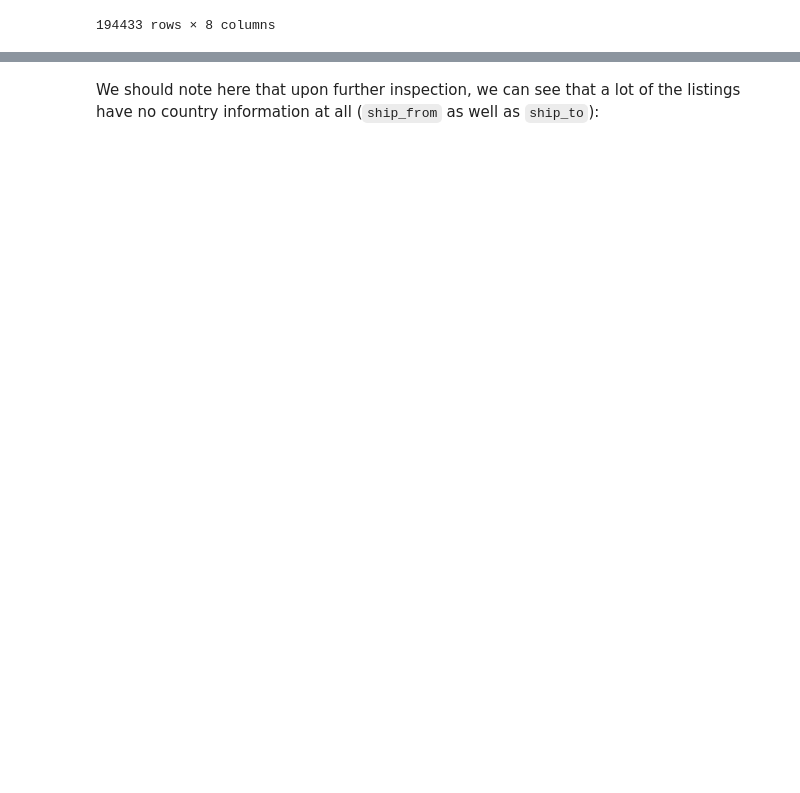
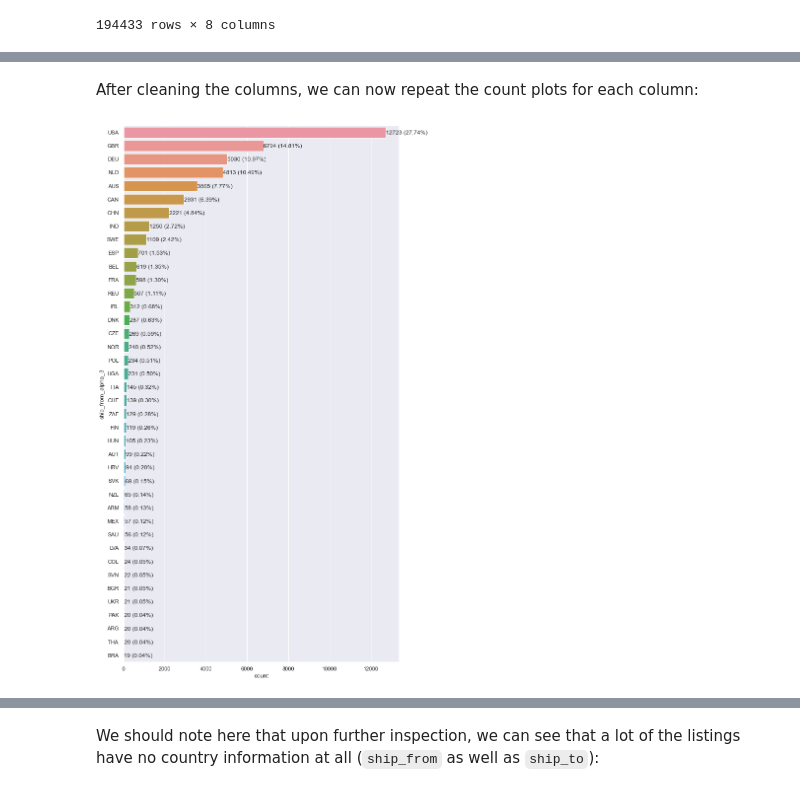
Before and after one commit to freddyman2k/darknet-drug-sales-data-analysis, a Jupyter notebook: exp/exp001_ExploringAndCleaningTheDataset.ipynb, the cells around one changed output, grey strips where cells are left out. Cells and saved outputs as stored; diff of their text form; code cells hidden in the pictures; blank space fills up the shorter version.

```diff
--- a/exp/exp001_ExploringAndCleaningTheDataset.ipynb
+++ b/exp/exp001_ExploringAndCleaningTheDataset.ipynb
@@ -232,0 +238,11 @@ df
+# %% [markdown]
+After cleaning the columns, we can now repeat the count plots for each column:
+# %%
+plt.figure(figsize=(10, 20))
+ax = sns.countplot(y='ship_from_alpha_3', data=df, order=df["ship_from_alpha_3"].value_counts().head(40).index);
+total = df["ship_from_alpha_3"].value_counts().sum()
+for p in ax.patches:
+    percentage = 100 * p.get_width() / total
+    ax.annotate(f'{p.get_width()} ({percentage:.2f}%)', (p.get_width(), p.get_y()+0.55))
+# %% [output]
+[figure, added]
```
Also changed, not shown: parts of 53 cells of this notebook.
